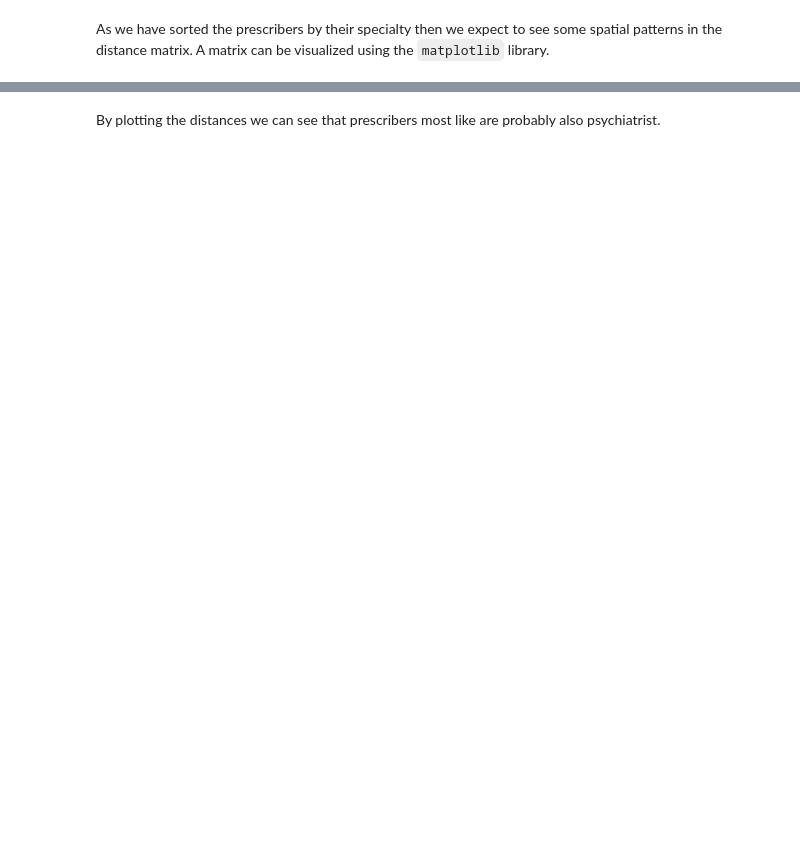
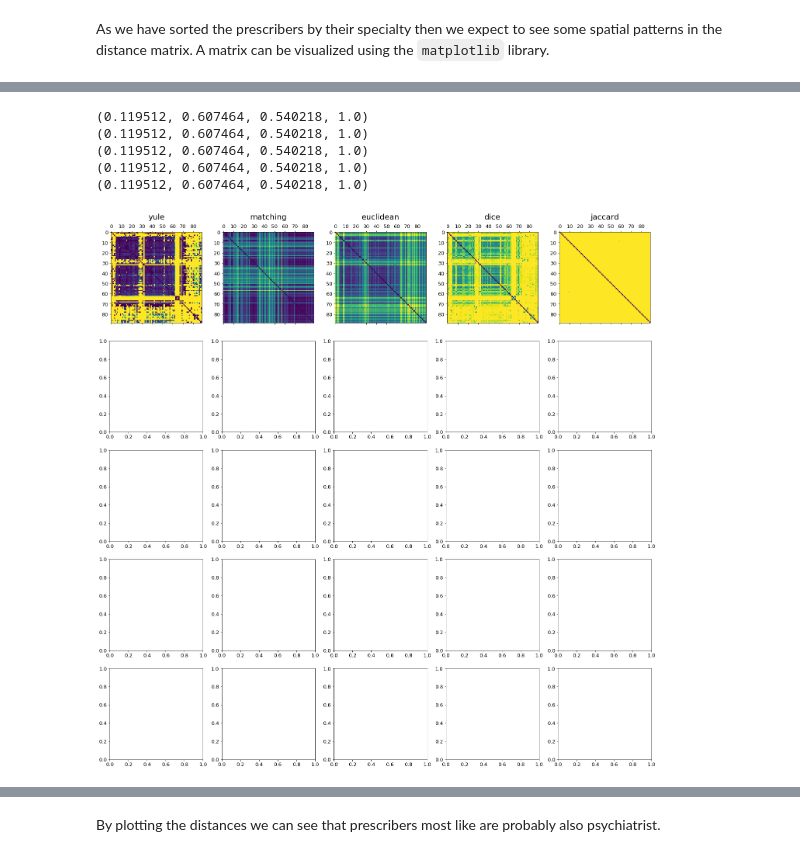
Before and after one commit to xegux/Medicare-Part-D-Fraud-Detection, a Jupyter notebook: Analyzing Medicare Part D Prescriber Data 2.ipynb, the cells around one changed output, grey strips where cells are left out. Drawn from its saved outputs; the diff is of its cells as text; code cells hidden in the pictures; blank space fills up the shorter version.

```diff
--- a/Analyzing Medicare Part D Prescriber Data 2.ipynb
+++ b/Analyzing Medicare Part D Prescriber Data 2.ipynb
@@ -281,0 +291,2 @@ The prescriber referenced at position 2010 is a psychiatrist. We can now calcula
+# %%
+distanceGraphs = compare_dist(choose)
@@ -282,2 +311,34 @@ The prescriber referenced at position 2010 is a psychiatrist. We can now calcula
+# %%
+if (len(distanceGraphs) % 5 == 0):
+    numRows = len(distanceGraphs) / 5
+elif (len(distanceGraphs) % 2 == 0):
+    numRows = len(distanceGraphs) / 2
+else:
+    numRows = len(distanceGraphs)
+
+plt.rcParams['figure.figsize'] = [25, 5 * numRows]
+plt.rcParams['font.size'] = 13
+
+rows = 0
+columns = 0
+fig, axes = plt.subplots(numRows, 5)
+for keys in distanceGraphs:
+    if columns == 5:
+        columns = 0
+        rows += 1
+    elif numRows == 1:
+        axes[columns].matshow(distanceGraphs[keys])
+        axes[columns].set_title(keys, fontsize = 20, pad = 20)
+    else:
+        axes[rows, columns].matshow(distanceGraphs[keys])
+        axes[rows, columns].set_title(keys, fontsize = 20, pad = 20)
+    columns += 1
+# %% [output]
+(0.119512, 0.607464, 0.540218, 1.0)
+(0.119512, 0.607464, 0.540218, 1.0)
+(0.119512, 0.607464, 0.540218, 1.0)
+(0.119512, 0.607464, 0.540218, 1.0)
+(0.119512, 0.607464, 0.540218, 1.0)
+[figure, added]
 # %%
 prescriber_dist[70,:]
```
Also changed, not shown: parts of 17 cells of this notebook.
